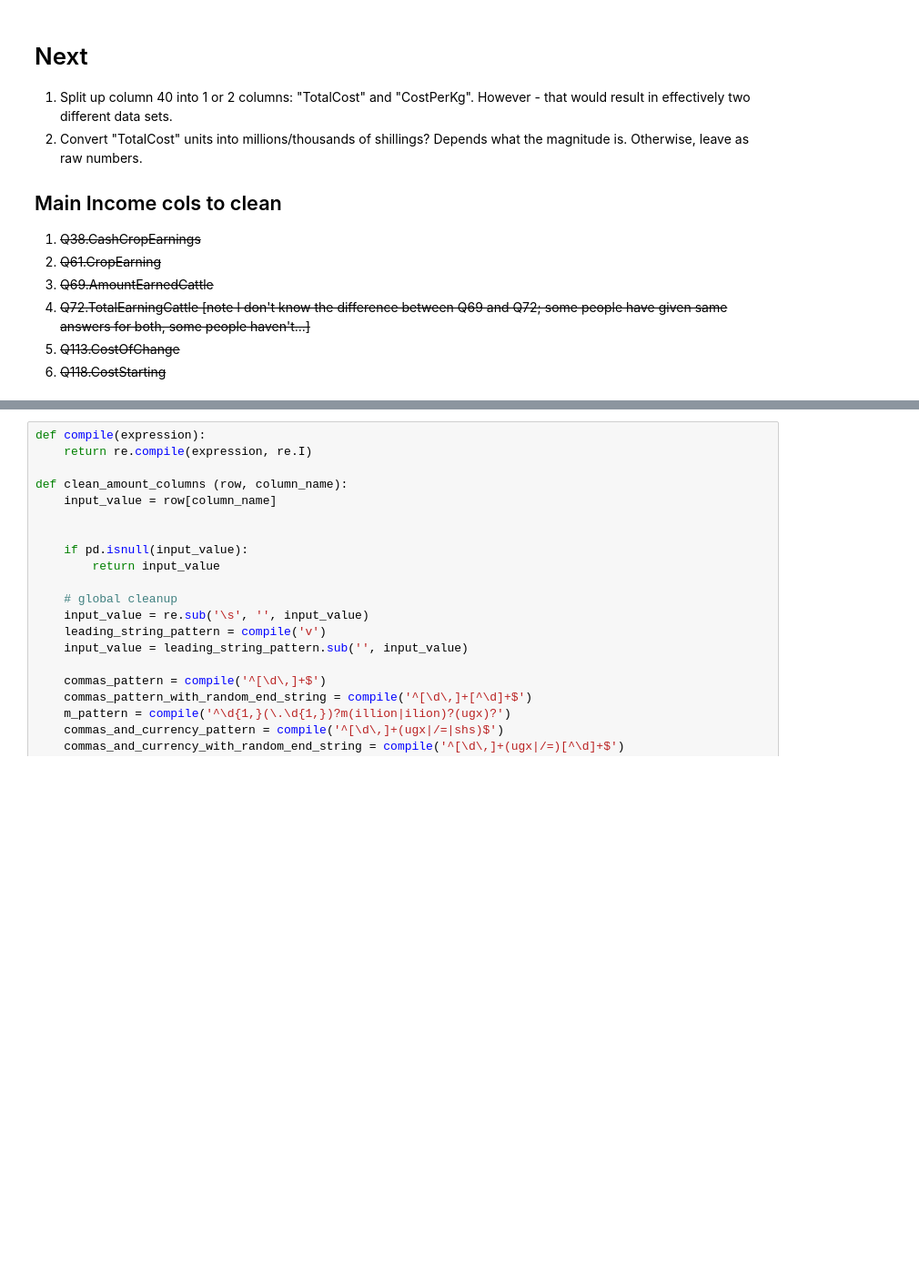
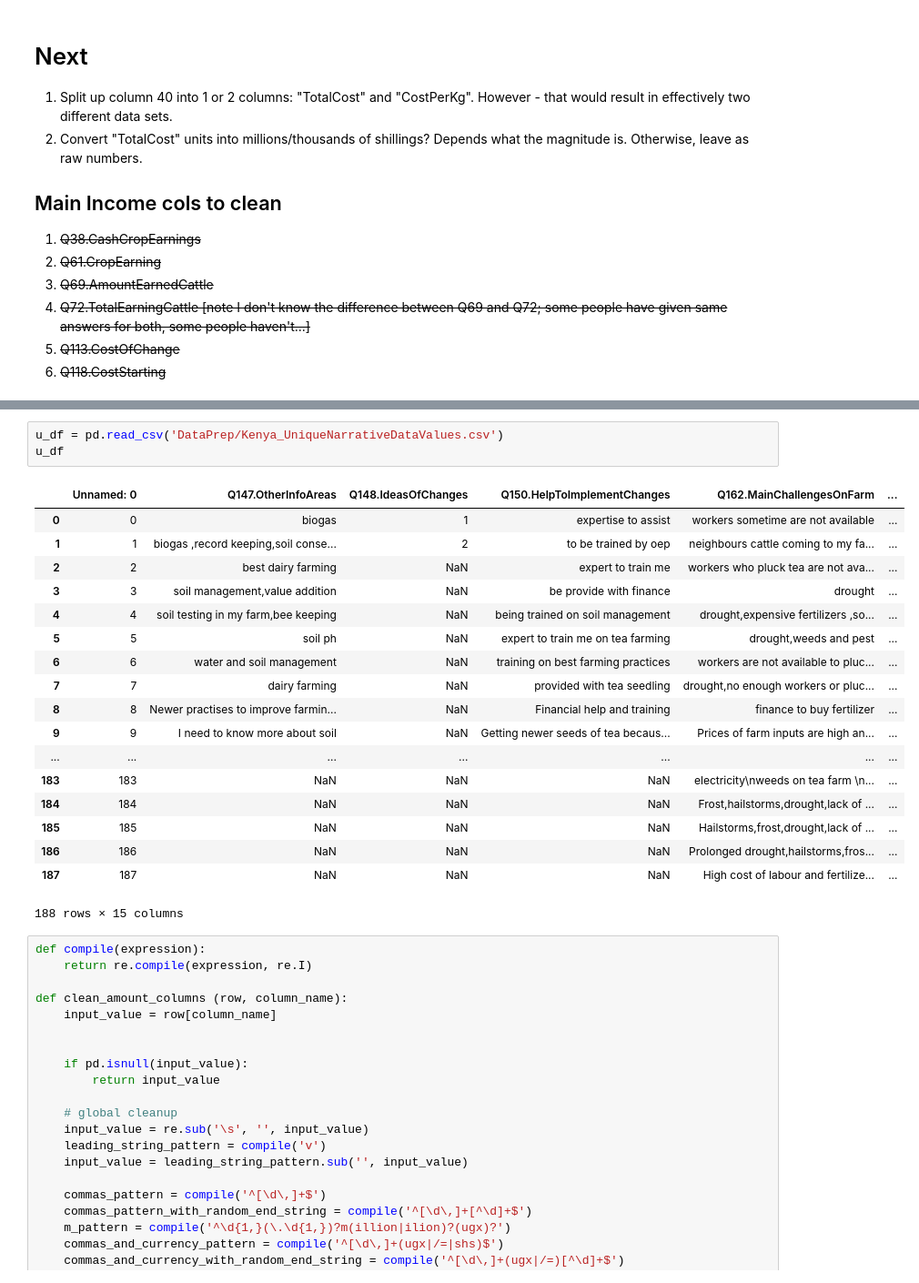
Before and after one commit to PauloRosarioData/CafedirectProducersFoundation_data, a Jupyter notebook: CleanNumericColumns.ipynb, the cells around one changed output, grey strips where cells are left out. Shown at 91% size. Cells and saved outputs as stored; diff of their text form; blank space fills up the shorter version.

Commit message:
Export unique values to a CSV file

```diff
--- a/CleanNumericColumns.ipynb
+++ b/CleanNumericColumns.ipynb
@@ -37,3 +104,25 @@ Index([u'Unnamed: 0', u'SbjNum', u'Date', u'Srvyr', u'Duration', u'Upload',
+# %%
+u_df = pd.read_csv('DataPrep/Kenya_UniqueNarrativeDataValues.csv')
+u_df
+# %% [output]
+|  | Unnamed: 0 | Q147.OtherInfoAreas | Q148.IdeasOfChanges | Q150.HelpToImplementChanges | Q162.MainChallengesOnFarm | ... |
+| 0 | 0 | biogas | 1 | expertise to assist | workers sometime are not available | ... |
+| 1 | 1 | biogas ,record keeping,soil conse... | 2 | to be trained by oep | neighbours cattle coming to my fa... | ... |
+| 2 | 2 | best dairy farming | NaN | expert to train me | workers who pluck tea are not ava... | ... |
+| 3 | 3 | soil management,value addition | NaN | be provide with finance | drought | ... |
+| 4 | 4 | soil testing in my farm,bee keeping | NaN | being trained on soil management | drought,expensive fertilizers ,so... | ... |
+| 5 | 5 | soil ph | NaN | expert to train me on tea farming | drought,weeds and pest | ... |
+| 6 | 6 | water and soil management | NaN | training on best farming practices | workers are not available to pluc... | ... |
+| 7 | 7 | dairy farming | NaN | provided with tea seedling | drought,no enough workers or pluc... | ... |
+| 8 | 8 | Newer practises to improve farmin... | NaN | Financial help and training | finance to buy fertilizer | ... |
+| 9 | 9 | I need to know more about soil | NaN | Getting newer seeds of tea becaus... | Prices of farm inputs are high an... | ... |
+| ... | ... | ... | ... | ... | ... | ... |
+| 183 | 183 | NaN | NaN | NaN | electricity\nweeds on tea farm \n... | ... |
+| 184 | 184 | NaN | NaN | NaN | Frost,hailstorms,drought,lack of ... | ... |
+| 185 | 185 | NaN | NaN | NaN | Hailstorms,frost,drought,lack of ... | ... |
+| 186 | 186 | NaN | NaN | NaN | Prolonged drought,hailstorms,fros... | ... |
+| 187 | 187 | NaN | NaN | NaN | High cost of labour and fertilize... | ... |
+188 rows × 15 columns
 # %%
 def compile(expression):
     return re.compile(expression, re.I)
```
Also changed, not shown: parts of 5 cells of this notebook.
